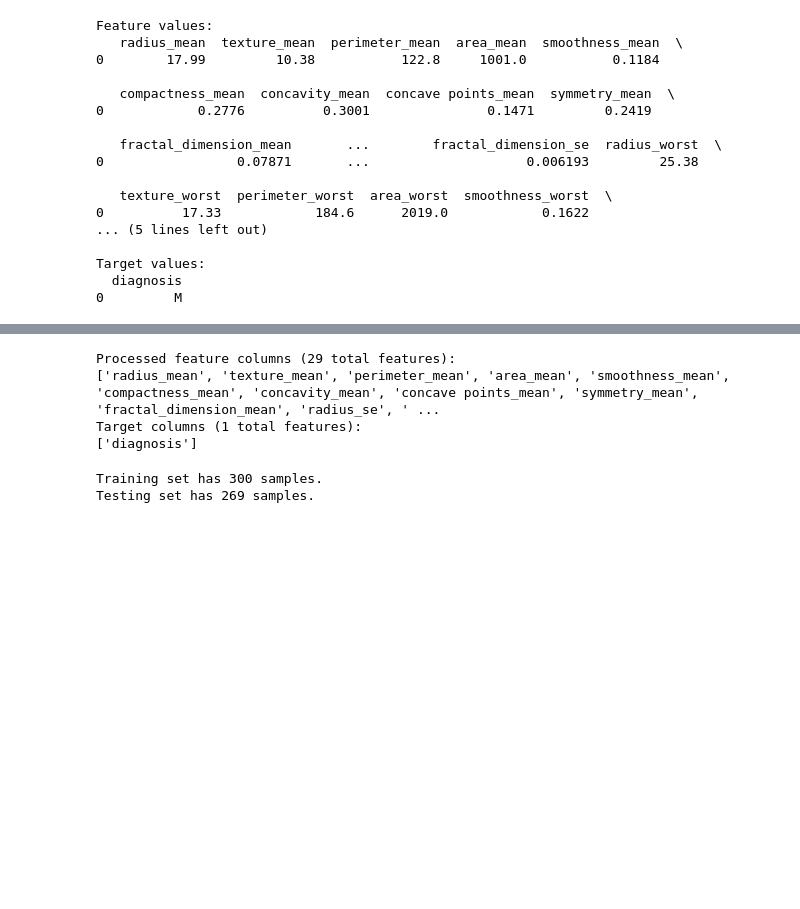
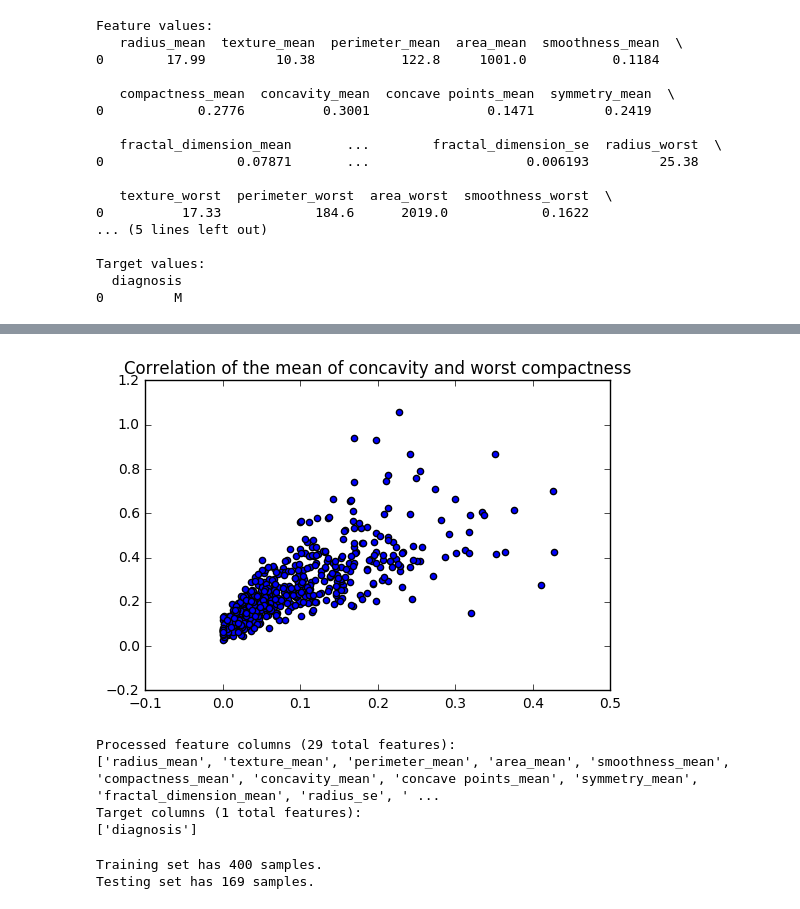
Before and after one commit to bora-pajo/breast-cancer-prediction, a Jupyter notebook: breast_cancer_clean.ipynb, the cells around one changed output, grey strips where cells are left out. Saved outputs shown, nothing was run; the diff lists cells and outputs as text; code cells hidden in the pictures; blank space fills up the shorter version.

```diff
--- a/breast_cancer_clean.ipynb
+++ b/breast_cancer_clean.ipynb
@@ -172,3 +148,16 @@ fig.savefig('scatter.png')
+# %%
+#Let's visualize another set of variables that are not correlated as highly as the first ones
+#These have a correlation coefficient of .75 which means an r-squared score of approximately .49
+fig, ax = plt.subplots(1)
+for i in range(1):
+    x=df['concavity_mean']
+    y=df['compactness_worst']
+    ax.scatter(x,y, label=str(i))
+#ax.legend()
+ax.set_title('Correlation of the mean of concavity and worst compactness')
+fig.savefig('scatter.png')
+# %% [output]
+[figure, added]
 # %%
 def preprocess_features(X):
 
@@ -200,7 +189,7 @@ Target columns (1 total features):
 # import cross_validation to split the train and testing
 from sklearn.cross_validation import train_test_split
 # Set the number of training points
-nr_train = 300
+nr_train = 400
 # Set the number of testing points
 nr_test = X.shape[0] - nr_train
 
@@ -211,8 +200,8 @@ X_train, X_test, Y_train, Y_test = train_test_split(X, Y, test_size=nr_test, ran
 print "Training set has {} samples.".format(X_train.shape[0])
 print "Testing set has {} samples.".format(X_test.shape[0])
 # %% [output]
-Training set has 300 samples.
-Testing set has 269 samples.
+Training set has 400 samples.
+Testing set has 169 samples.
 # %%
 from sklearn.metrics import f1_score
 def train_classifier(clf, X_train, Y_train):
```
Also changed, not shown: parts of 13 cells of this notebook.
